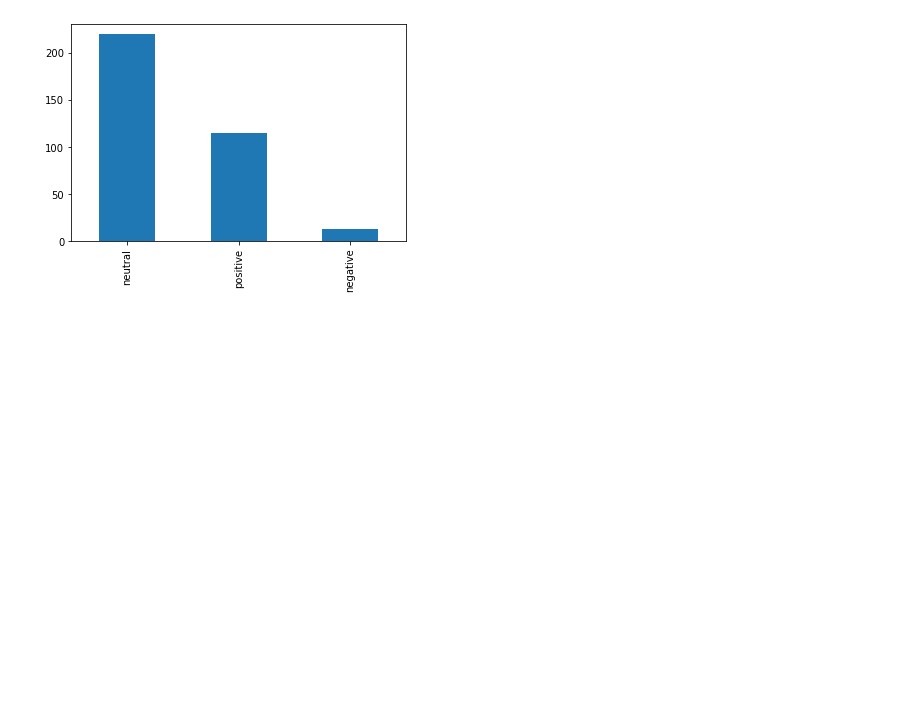
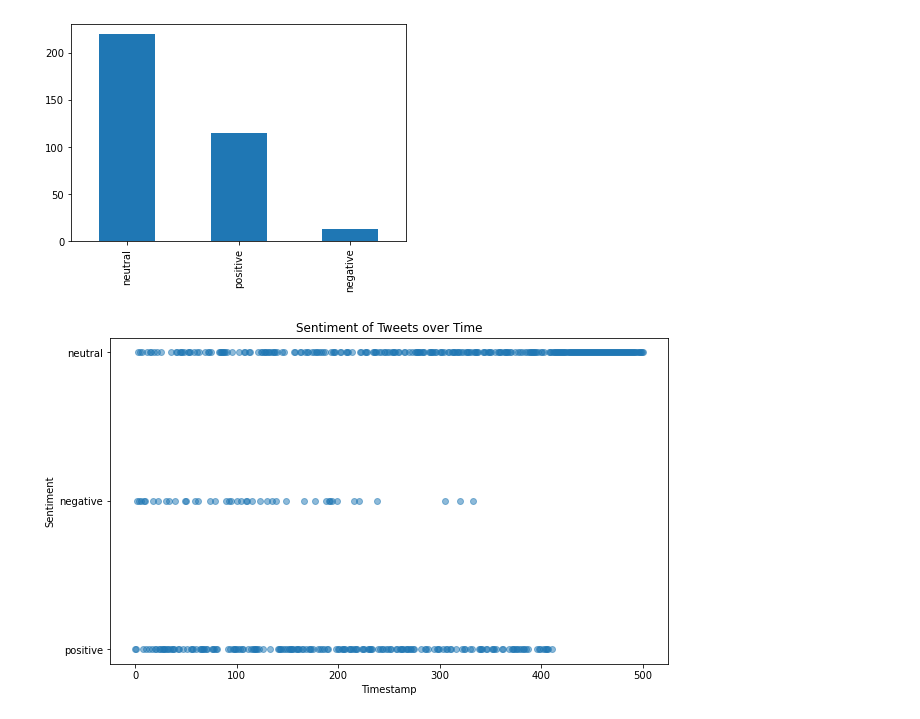
Before and after one commit to yeva-190/Armenian-political-analysis-with-sentiment-analysis, a Jupyter notebook: capstone.ipynb, the cells around one changed output. Cells and saved outputs as stored; diff of their text form; code cells hidden in the pictures; blank space fills up the shorter version.

```diff
--- a/capstone.ipynb
+++ b/capstone.ipynb
@@ -235,3 +235,14 @@ before.label.value_counts().plot(kind='bar')
 # %% [output]
 <matplotlib.axes._subplots.AxesSubplot at 0x...>
 [figure]
+# %%
+tweets_nikol['timestamp'] = pd.to_datetime(tweets_nikol['Date Created'])
+
+fig, ax = plt.subplots(figsize=(10, 6))
+ax.scatter(tweets_nikol.index, tweets_nikol['label'], alpha=0.5)
+ax.set_xlabel('Timestamp')
+ax.set_ylabel('Sentiment')
+ax.set_title('Sentiment of Tweets over Time')
+plt.show()
+# %% [output]
+[figure, added]
```
Also changed, not shown: parts of 3 cells of this notebook.
